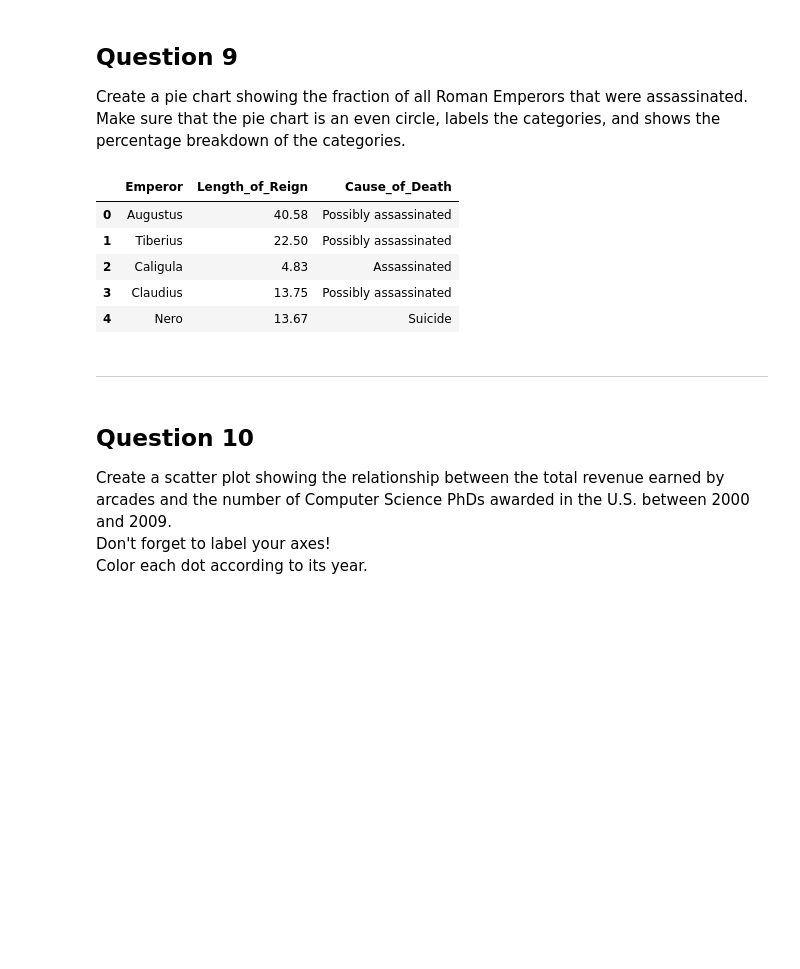
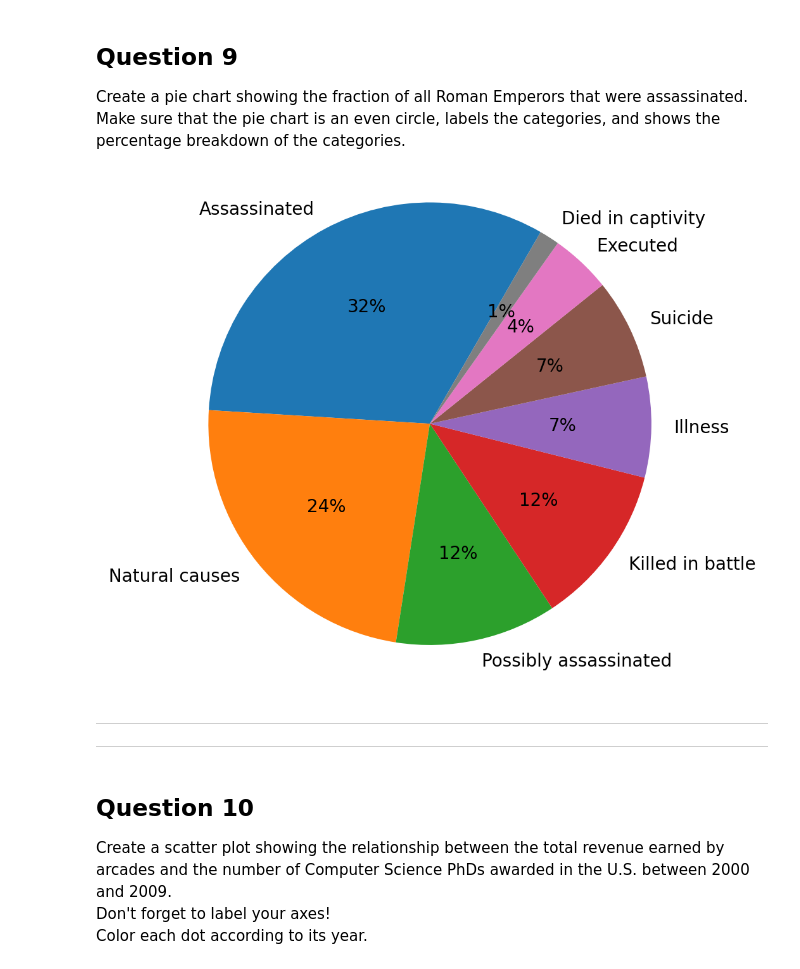
Before and after one commit to HSD-BDAT/HarmilapSingh.Dhaliwal.BDAT1004PS03, a Jupyter notebook: PS_03.ipynb, the cells around one changed output. Drawn from its saved outputs; the diff is of its cells as text; code cells hidden in the pictures; blank space fills up the shorter version.

```diff
--- a/PS_03.ipynb
+++ b/PS_03.ipynb
@@ -503,18 +880,21 @@ hollywood.sort_values('Count', ascending = True).plot.barh()
 
 Create a pie chart showing the fraction of all Roman Emperors that were assassinated.
 Make sure that the pie chart is an even circle, labels the categories, and shows the percentage breakdown of the categories.
-# %%
-roman = pd.read_csv('input/roman-emperor-reigns.csv')
-roman.head()
-# %% [output]
-|  | Emperor | Length_of_Reign | Cause_of_Death |
-| 0 | Augustus | 40.58 | Possibly assassinated |
-| 1 | Tiberius | 22.50 | Possibly assassinated |
-| 2 | Caligula | 4.83 | Assassinated |
-| 3 | Claudius | 13.75 | Possibly assassinated |
-| 4 | Nero | 13.67 | Suicide |
+# %%
+roman = pd.read_csv('input/roman-emperor-reigns.csv')
+fig1, ax1 = plt.subplots()
+plt.rcParams["figure.figsize"] = (5,5)
+plt.rcParams['figure.dpi'] = 200
+
+ax1.pie(roman.Cause_of_Death.value_counts(), labels = roman.Cause_of_Death.value_counts().index.tolist(), startangle=60, autopct='%1.f%%')
+ax1.axis('equal')  # Equal aspect ratio ensures that pie is drawn as a circle.
+
+plt.show()
+# %% [output]
+[figure, added]
 # %% [markdown]
 ---
+---
 # %% [markdown]
 ## Question 10
 
```
Also changed, not shown: parts of 87 cells of this notebook.
